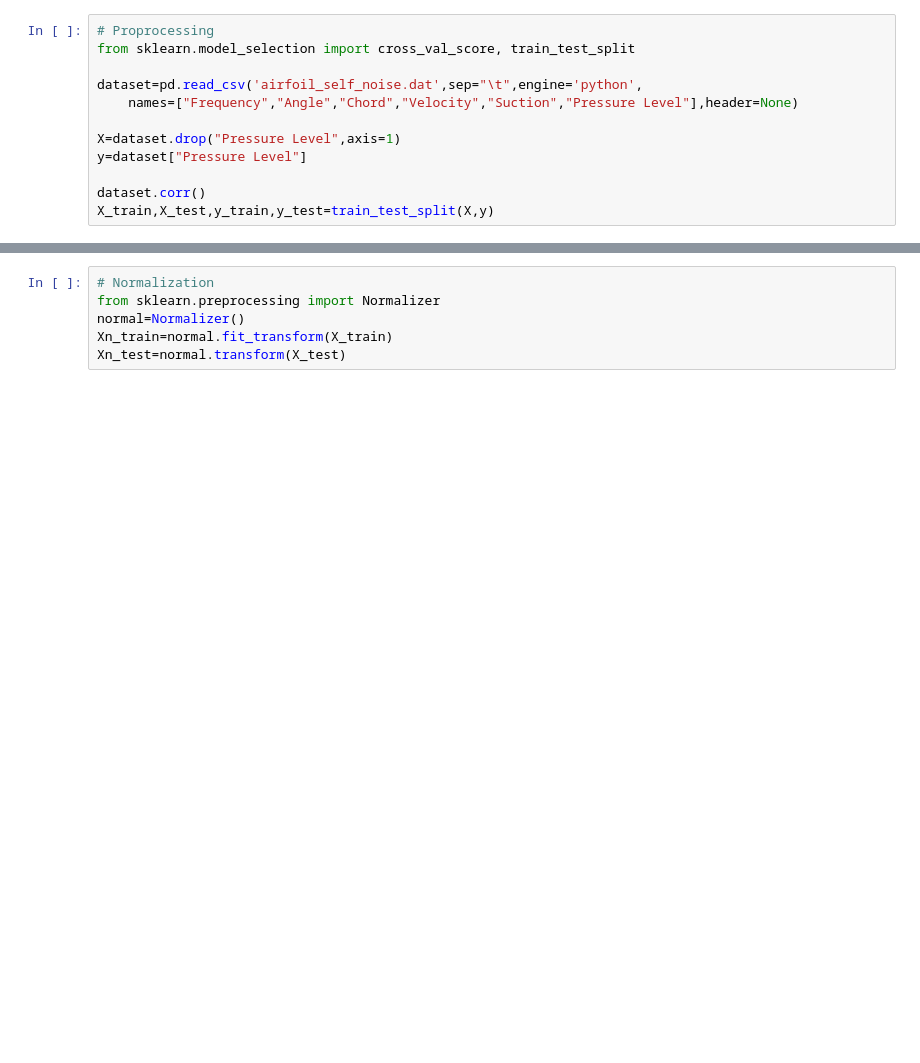
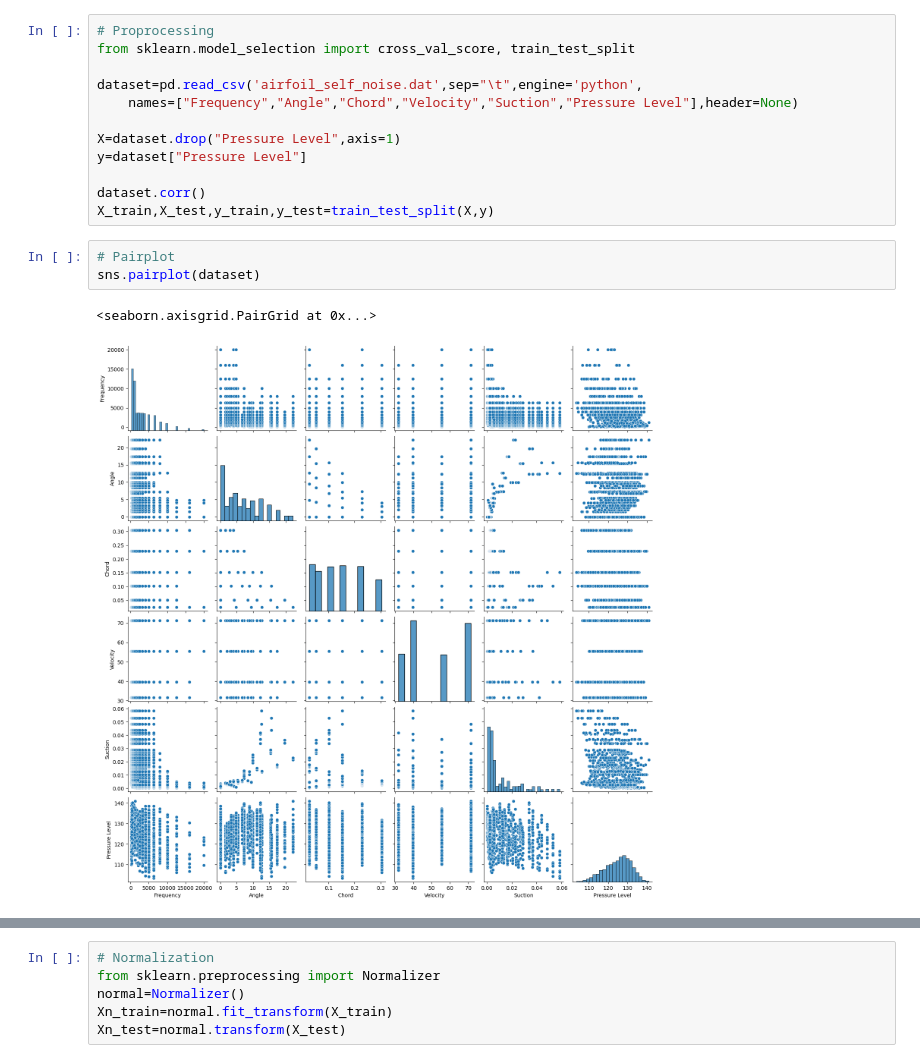
Before and after one commit to ChengyangZhong/Machine-Learning-Project-Group-6, a Jupyter notebook: Code/Report/Regression.ipynb, the cells around one changed output, grey strips where cells are left out. Drawn from its saved outputs; the diff is of its cells as text; blank space fills up the shorter version.

```diff
--- a/Code/Report/Regression.ipynb
+++ b/Code/Report/Regression.ipynb
@@ -14,3 +16,9 @@ y=dataset["Pressure Level"]
 
 dataset.corr()
 X_train,X_test,y_train,y_test=train_test_split(X,y)
+# %%
+# Pairplot
+sns.pairplot(dataset)
+# %% [output]
+<seaborn.axisgrid.PairGrid at 0x...>
+[figure, added]
```
Also changed, not shown: parts of 2 cells of this notebook, 1 other file.
